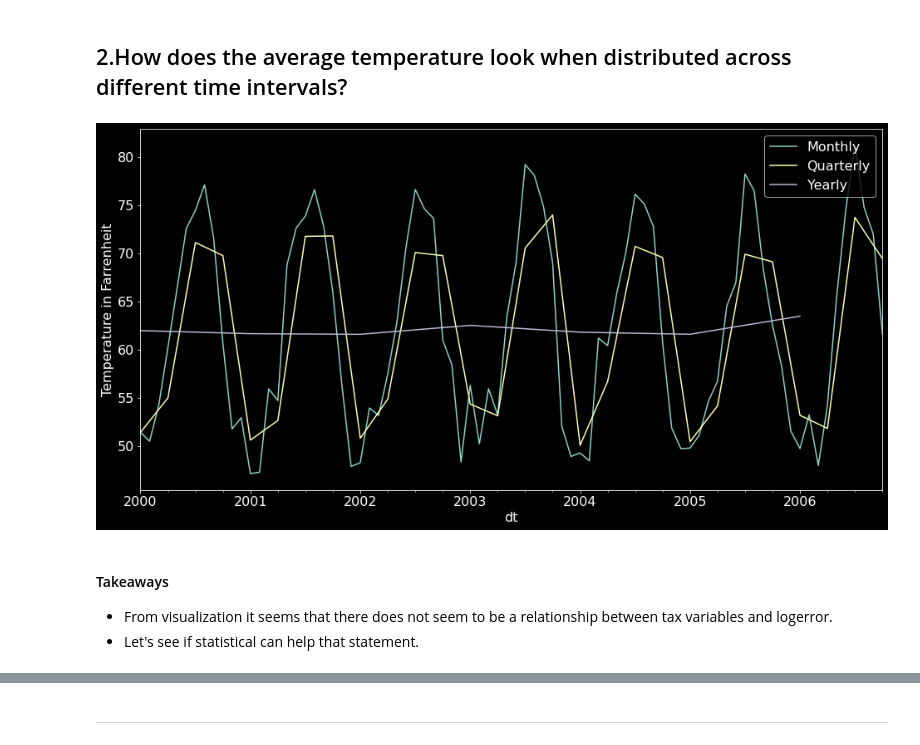
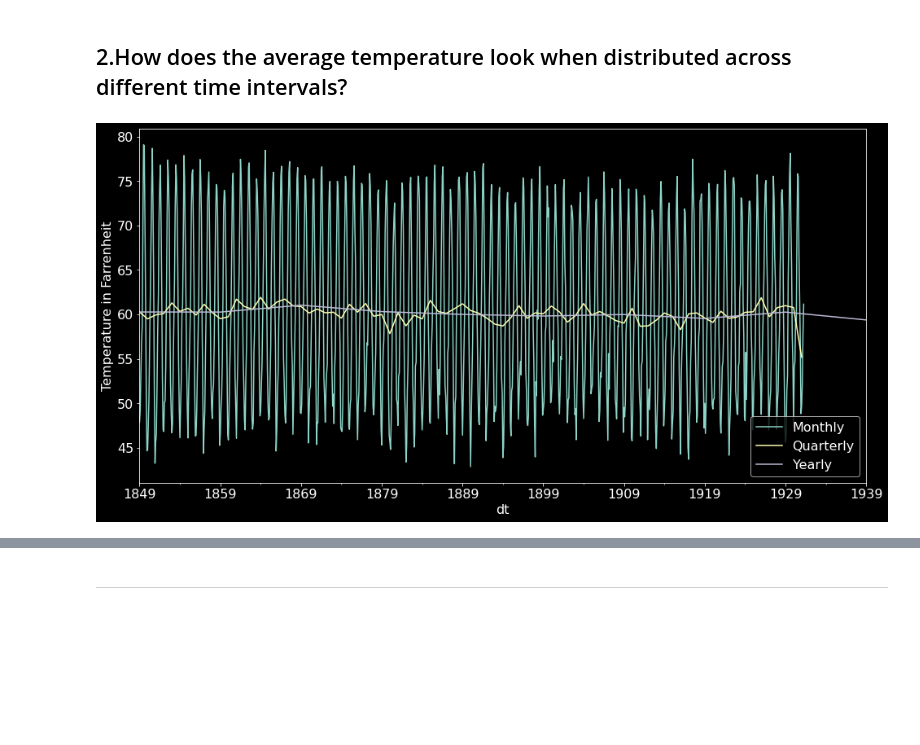
Before and after one commit to VincentBanuelos/time-series-exercises, a Jupyter notebook: mini_project.ipynb, the cells around one changed output, grey strips where cells are left out. Cells and saved outputs as stored; diff of their text form; code cells hidden in the pictures; blank space fills up the shorter version.

Commit message:
added markdowns and increased timeframe of data

```diff
--- a/mini_project.ipynb
+++ b/mini_project.ipynb
@@ -114,2 +80,24 @@ df.averagetemperature = (df.averagetemperature * 1.8) + 32
+# %%
+def prep_weather():
+    df = pd.read_csv('temp.csv')
+    df.columns = df.columns.str.lower()
+    df = df.dropna()
+
+    # converting the units of the data we are ingesting
+    df.averagetemperature = (df.averagetemperature * 1.8) + 32
+
+    # Changing dt column to datetime format
+    df.dt = pd.to_datetime(df.dt, format= '%Y/%m/%d')
+
+    # Setting index as the dates
+    df = df.set_index('dt')
+    df.sort_index()
+
+    # Choosing a city to focus in on
+    df = df[df.country == 'United States']
+    df = df[df.city == 'Los Angeles']
+    # Making columns to further breakdown the time.
+    df['month'] = df.index.strftime('%B')
+    return df
 # %%
-df.dtypes
+df =prep_weather()
@@ -192,2 +103,0 @@ Name: dt, Length: 1977, dtype: int64
-# %%
-df = df[df.index >= '2000']
@@ -286,14 +176,10 @@ Text(0, 0.5, 'Average Temperature')
 ## 2.How does the average temperature look when distributed across different time intervals?
 # %%
 y.resample('M').mean().plot(label='Monthly')
-y.resample('3M').mean().plot(label='Quarterly')
-y.resample('Y').mean().plot(label='Yearly')
+y.resample('Y').mean().plot(label='Quarterly')
+y.resample('10Y').mean().plot(label='Yearly')
 plt.ylabel('Temperature in Farrenheit')
 plt.legend()
 plt.show()
 # %% [output]
-[figure, old version]
+[figure, new version]
-# %% [markdown]
-#### Takeaways
-- From visualization it seems that  there does not seem to be a relationship between tax variables and logerror.
-- Let's see if statistical can help that statement.
```
Also changed, not shown: parts of 70 cells of this notebook.
